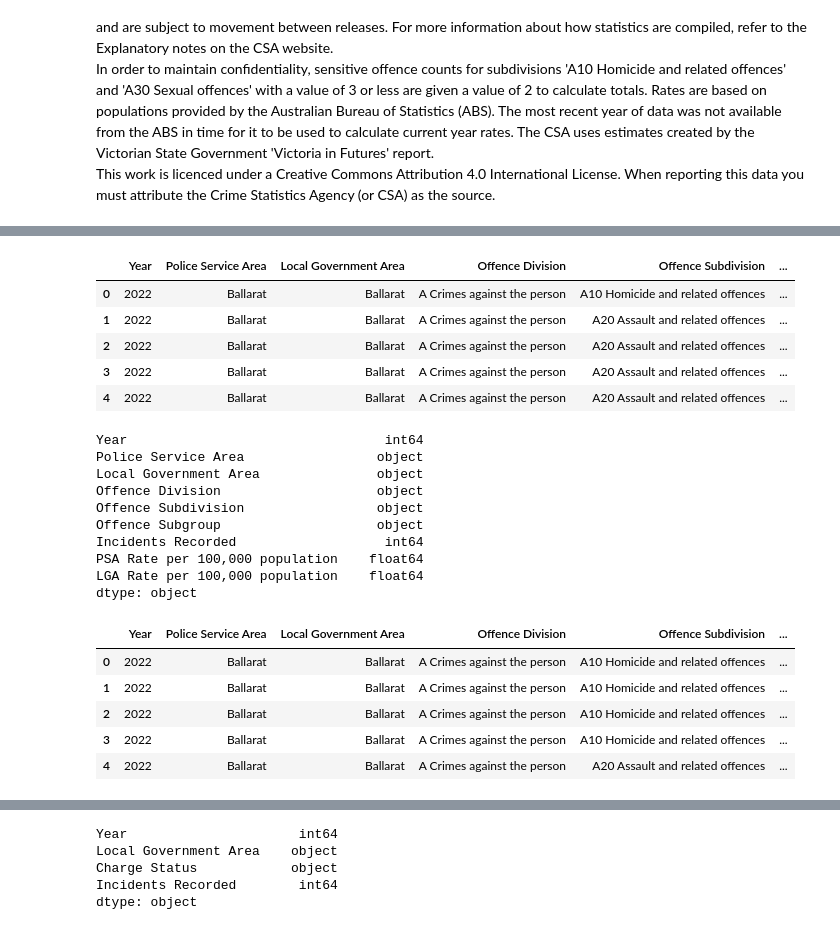
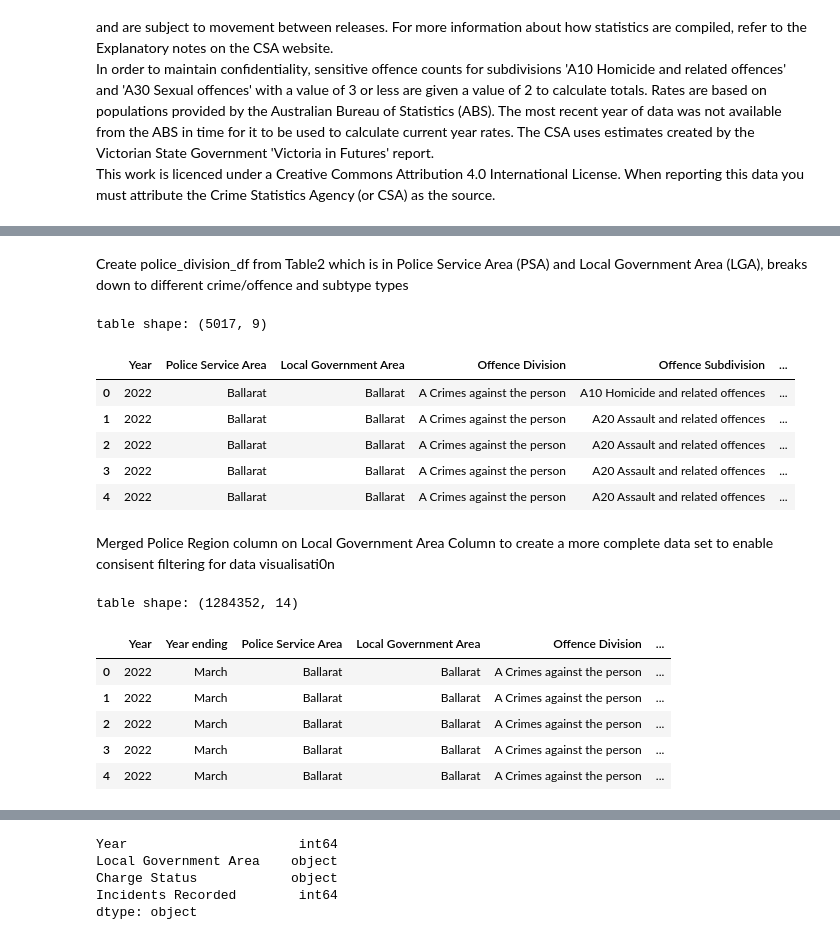
Before and after one commit to pt3Project/Project3, a Jupyter notebook: crime_data.ipynb, the cells around one changed output, grey strips where cells are left out. Cells and saved outputs as stored; diff of their text form; code cells hidden in the pictures.

```diff
--- a/crime_data.ipynb
+++ b/crime_data.ipynb
@@ -65,2 +70,0 @@ file_list
-# %%
-df_list = [pd.read_csv(file) for file in file_list]
@@ -69,8 +74,13 @@ df_list = [pd.read_csv(file) for file in file_list]
 # %%
-# df_list[0]['Date'] = df_list[0][]
+# Exract rows that are greater than year 2018 (use 4 years data, 2019-2022)
+# and drop column 'Year ending' as the crime tables are created on March (no date details) every year.
+
 police_region_df = df_list[0].loc[df_list[0].Year > 2018].drop('Year ending',axis=1)
+police_region_df["Local Government Area"] = police_region_df["Local Government Area"].str.strip()
+
+# Drop Total(summary) rows
+print(f"Before Total row drop: {police_region_df.shape}")
+police_region_df = police_region_df.drop(police_region_df[(police_region_df['Local Government Area'] == 'Total')].index)
+print(f"After Total row drop: {police_region_df.shape}")
 police_region_df.head()
-# this code checked for the name of one of the LGAs - it did not sho any and wew knew ther were some thr which is how we identified
-#the fact tht there was a space before each of the LGA names
-# police_region_df[police_region_df["Local Government Area"]=="Ballarat"]
 # %% [output]
@@ -104,8 +97,13 @@ police_region_df.head()
+# %% [markdown]
+Create police_division_df from Table2 which is in Police Service Area (PSA) and Local Government Area (LGA),
+breaks down to different crime/offence and subtype types
 # %%
-# Table 2 Police Division
-police_division_df = df_list[1].loc[df_list[1].Year > 2018].drop('Year ending',axis=1)
+# Due to Heroku free data capacity allowance, we use data row of year 2022.
+police_division_df = df_list[1].loc[df_list[1].Year > 2021].drop('Year ending',axis=1)
+print(f"table shape: {police_division_df.shape}")
 police_division_df.head()
 # %% [output]
+table shape: (5017, 9)
 |  | Year | Police Service Area | Local Government Area | Offence Division | Offence Subdivision | ... |
 | 0 | 2022 | Ballarat | Ballarat | A Crimes against the person | A10 Homicide and related offences | ... |
 | 1 | 2022 | Ballarat | Ballarat | A Crimes against the person | A20 Assault and related offences | ... |
@@ -113,28 +111,21 @@ police_division_df.head()
 | 3 | 2022 | Ballarat | Ballarat | A Crimes against the person | A20 Assault and related offences | ... |
 | 4 | 2022 | Ballarat | Ballarat | A Crimes against the person | A20 Assault and related offences | ... |
 # %%
-police_division_df.dtypes
+# police_division_df.dtypes
-# %% [output]
-Year                                 int64
-Police Service Area                 object
-Local Government Area               object
-Offence Division                    object
-Offence Subdivision                 object
-Offence Subgroup                    object
-Incidents Recorded                   int64
-PSA Rate per 100,000 population    float64
-LGA Rate per 100,000 population    float64
-dtype: object
+# %% [markdown]
+Merged Police Region column on Local Government Area Column to create a more complete data
+set to enable consisent filtering for data visualisati0n
 # %%
 police_division_df=pd.merge(police_division_df, police_region_df[["Police Region","Local Government Area"]],
           how="left", on="Local Government Area")
-#                              right_on="",
-#           left_index=False, right_index=False, sort=True)
+police_division_df=police_division_df[police_division_df["Year"]> 2021]
+print(f"table shape: {police_division_df.shape}")
 police_division_df.head()
 # %% [output]
+table shape: (1284352, 14)
-|  | Year | Police Service Area | Local Government Area | Offence Division | Offence Subdivision | ... |
-| 0 | 2022 | Ballarat | Ballarat | A Crimes against the person | A10 Homicide and related offences | ... |
-| 1 | 2022 | Ballarat | Ballarat | A Crimes against the person | A10 Homicide and related offences | ... |
-| 2 | 2022 | Ballarat | Ballarat | A Crimes against the person | A10 Homicide and related offences | ... |
-| 3 | 2022 | Ballarat | Ballarat | A Crimes against the person | A10 Homicide and related offences | ... |
-| 4 | 2022 | Ballarat | Ballarat | A Crimes against the person | A20 Assault and related offences | ... |
+|  | Year | Year ending | Police Service Area | Local Government Area | Offence Division | ... |
+| 0 | 2022 | March | Ballarat | Ballarat | A Crimes against the person | ... |
+| 1 | 2022 | March | Ballarat | Ballarat | A Crimes against the person | ... |
+| 2 | 2022 | March | Ballarat | Ballarat | A Crimes against the person | ... |
+| 3 | 2022 | March | Ballarat | Ballarat | A Crimes against the person | ... |
+| 4 | 2022 | March | Ballarat | Ballarat | A Crimes against the person | ... |
```
Also changed, not shown: parts of 17 cells of this notebook, 23 other files.
